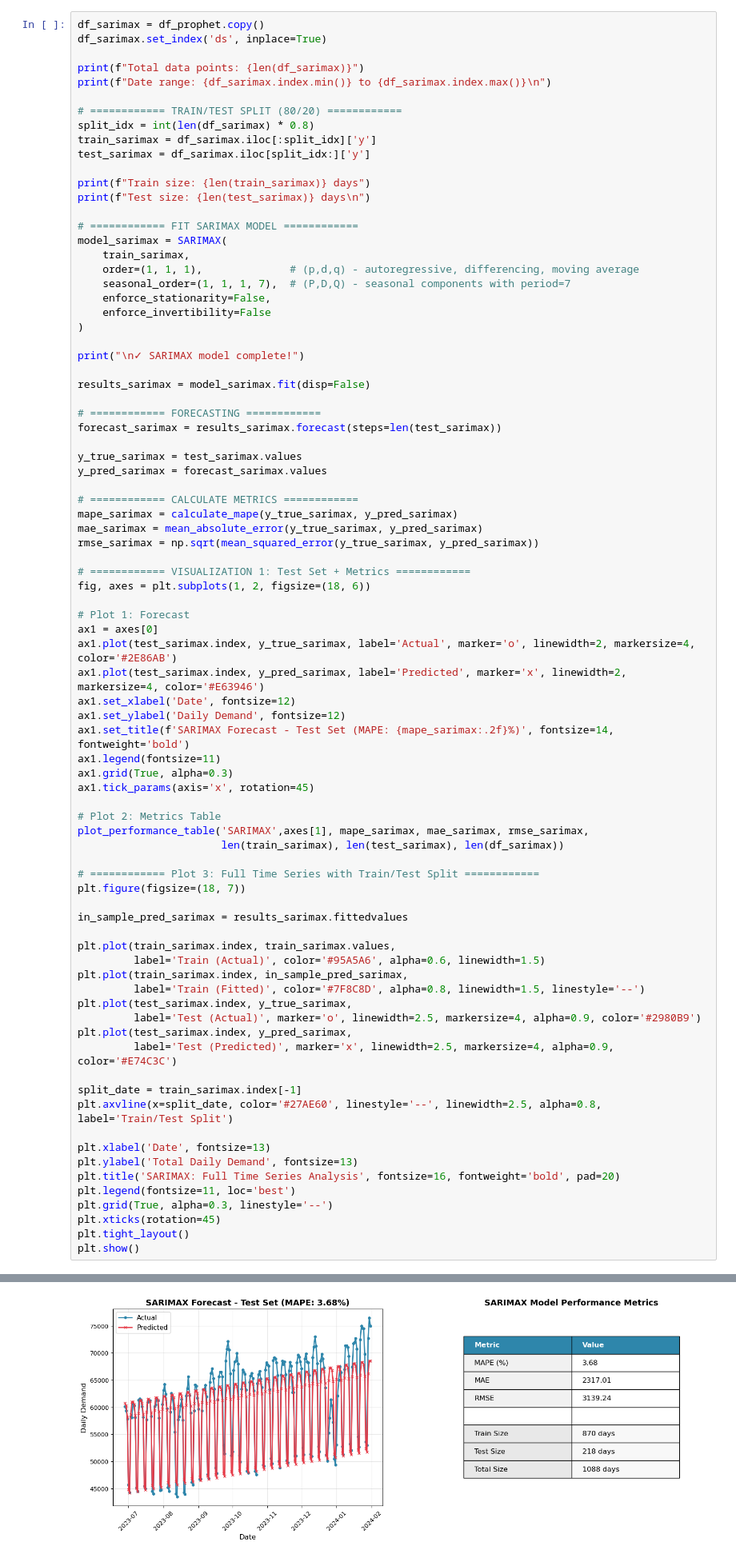
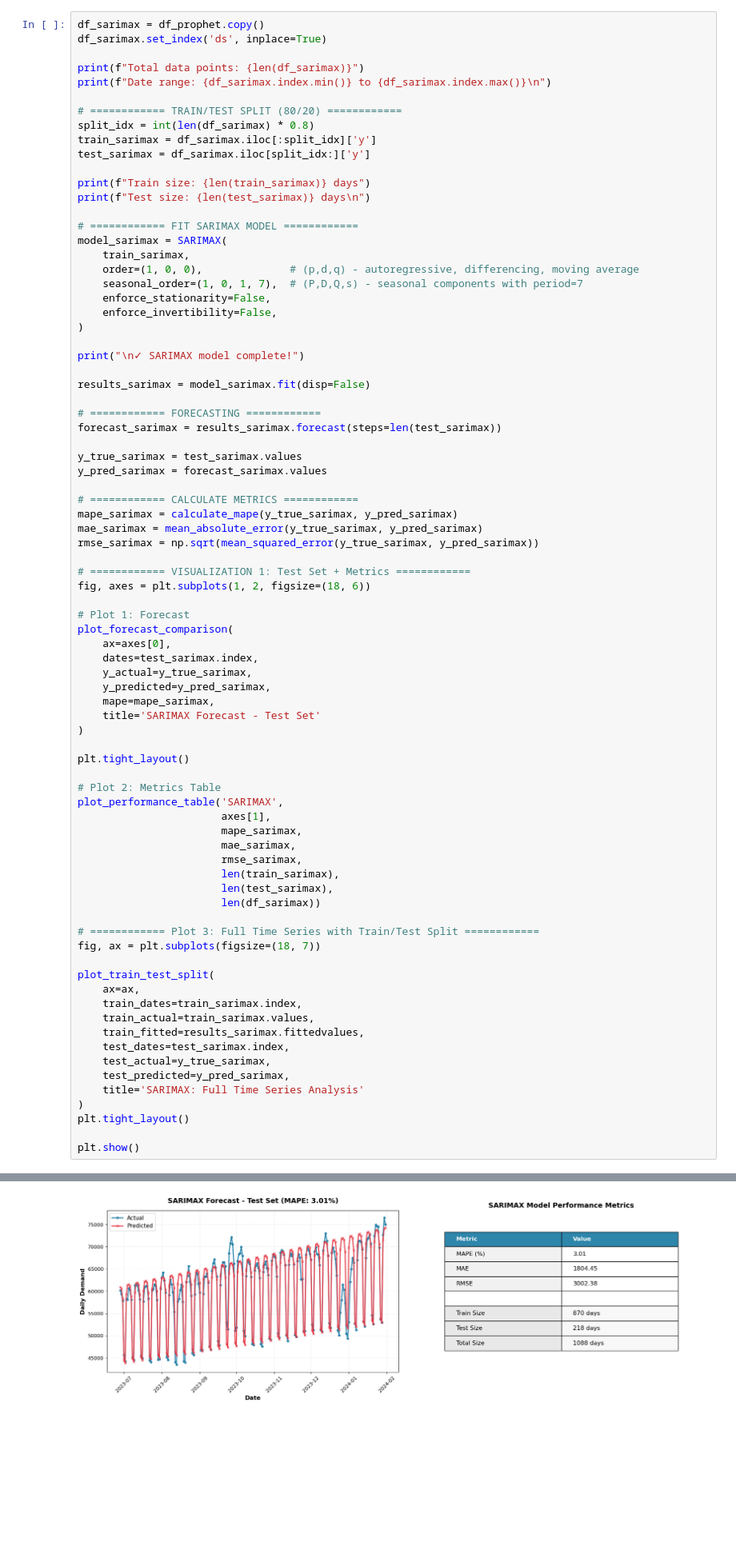
Before and after one commit to hpena212/snowflake-shaved-ice, a Jupyter notebook: notebooks/06_prophet_sarimax_forecasting.ipynb, the cells around one changed output, grey strips where cells are left out. Shown at 80% size. Saved outputs shown, nothing was run; the diff lists cells and outputs as text; blank space fills up the shorter version.

```diff
--- a/notebooks/06_prophet_sarimax_forecasting.ipynb
+++ b/notebooks/06_prophet_sarimax_forecasting.ipynb
@@ -294,10 +404,10 @@ print(f"Test size: {len(test_sarimax)} days\n")
 # ============ FIT SARIMAX MODEL ============
 model_sarimax = SARIMAX(
     train_sarimax,
-    order=(1, 1, 1),              # (p,d,q) - autoregressive, differencing, moving average
-    seasonal_order=(1, 1, 1, 7),  # (P,D,Q) - seasonal components with period=7
+    order=(1, 0, 0),              # (p,d,q) - autoregressive, differencing, moving average
+    seasonal_order=(1, 0, 1, 7),  # (P,D,Q,s) - seasonal components with period=7
     enforce_stationarity=False,
-    enforce_invertibility=False
+    enforce_invertibility=False,
 )
 
 print("\n✓ SARIMAX model complete!")
@@ -308,63 +418,61 @@ results_sarimax = model_sarimax.fit(disp=False)
 forecast_sarimax = results_sarimax.forecast(steps=len(test_sarimax))
 
 y_true_sarimax = test_sarimax.values
 y_pred_sarimax = forecast_sarimax.values
 
 # ============ CALCULATE METRICS ============
 mape_sarimax = calculate_mape(y_true_sarimax, y_pred_sarimax)
 mae_sarimax = mean_absolute_error(y_true_sarimax, y_pred_sarimax)
 rmse_sarimax = np.sqrt(mean_squared_error(y_true_sarimax, y_pred_sarimax))
 
 # ============ VISUALIZATION 1: Test Set + Metrics ============
 fig, axes = plt.subplots(1, 2, figsize=(18, 6))
 
 # Plot 1: Forecast
-ax1 = axes[0]
-ax1.plot(test_sarimax.index, y_true_sarimax, label='Actual', marker='o', linewidth=2, markersize=4, color='#2E86AB')
-ax1.plot(test_sarimax.index, y_pred_sarimax, label='Predicted', marker='x', linewidth=2, markersize=4, color='#E63946')
-ax1.set_xlabel('Date', fontsize=12)
-ax1.set_ylabel('Daily Demand', fontsize=12)
-ax1.set_title(f'SARIMAX Forecast - Test Set (MAPE: {mape_sarimax:.2f}%)', fontsize=14, fontweight='bold')
-ax1.legend(fontsize=11)
-ax1.grid(True, alpha=0.3)
-ax1.tick_params(axis='x', rotation=45)
+plot_forecast_comparison(
+    ax=axes[0],
+    dates=test_sarimax.index,
+    y_actual=y_true_sarimax,
+    y_predicted=y_pred_sarimax,
+    mape=mape_sarimax,
+    title='SARIMAX Forecast - Test Set'
+)
+
+plt.tight_layout()
 
 # Plot 2: Metrics Table
-plot_performance_table('SARIMAX',axes[1], mape_sarimax, mae_sarimax, rmse_sarimax,
-                       len(train_sarimax), len(test_sarimax), len(df_sarimax))
+plot_performance_table('SARIMAX',
+                       axes[1],
+                       mape_sarimax,
+                       mae_sarimax,
+                       rmse_sarimax,
+                       len(train_sarimax),
+                       len(test_sarimax),
+                       len(df_sarimax))
 
 # ============ Plot 3: Full Time Series with Train/Test Split ============
-plt.figure(figsize=(18, 7))
+fig, ax = plt.subplots(figsize=(18, 7))
 
-in_sample_pred_sarimax = results_sarimax.fittedvalues
+plot_train_test_split(
+    ax=ax,
+    train_dates=train_sarimax.index,
+    train_actual=train_sarimax.values,
+    train_fitted=results_sarimax.fittedvalues,
+    test_dates=test_sarimax.index,
+    test_actual=y_true_sarimax,
+    test_predicted=y_pred_sarimax,
+    title='SARIMAX: Full Time Series Analysis'
+)
+plt.tight_layout()
 
-plt.plot(train_sarimax.index, train_sarimax.values,
-         label='Train (Actual)', color='#95A5A6', alpha=0.6, linewidth=1.5)
-plt.plot(train_sarimax.index, in_sample_pred_sarimax,
-         label='Train (Fitted)', color='#7F8C8D', alpha=0.8, linewidth=1.5, linestyle='--')
-plt.plot(test_sarimax.index, y_true_sarimax,
-         label='Test (Actual)', marker='o', linewidth=2.5, markersize=4, alpha=0.9, color='#2980B9')
-plt.plot(test_sarimax.index, y_pred_sarimax,
-         label='Test (Predicted)', marker='x', linewidth=2.5, markersize=4, alpha=0.9, color='#E74C3C')
-
-split_date = train_sarimax.index[-1]
-plt.axvline(x=split_date, color='#27AE60', linestyle='--', linewidth=2.5, alpha=0.8, label='Train/Test Split')
-
-plt.xlabel('Date', fontsize=13)
-plt.ylabel('Total Daily Demand', fontsize=13)
-plt.title('SARIMAX: Full Time Series Analysis', fontsize=16, fontweight='bold', pad=20)
-plt.legend(fontsize=11, loc='best')
-plt.grid(True, alpha=0.3, linestyle='--')
-plt.xticks(rotation=45)
-plt.tight_layout()
 plt.show()
 # %% [output]
 Total data points: 1088
 Date range: 2021-02-08 00:00:00 to 2024-01-31 00:00:00
 
 Train size: 870 days
 Test size: 218 days
 
 
 ✓ SARIMAX model complete!
-[figure, old version]
+[figure, new version]
```
Also changed, not shown: parts of 8 cells of this notebook, 1 other file.
